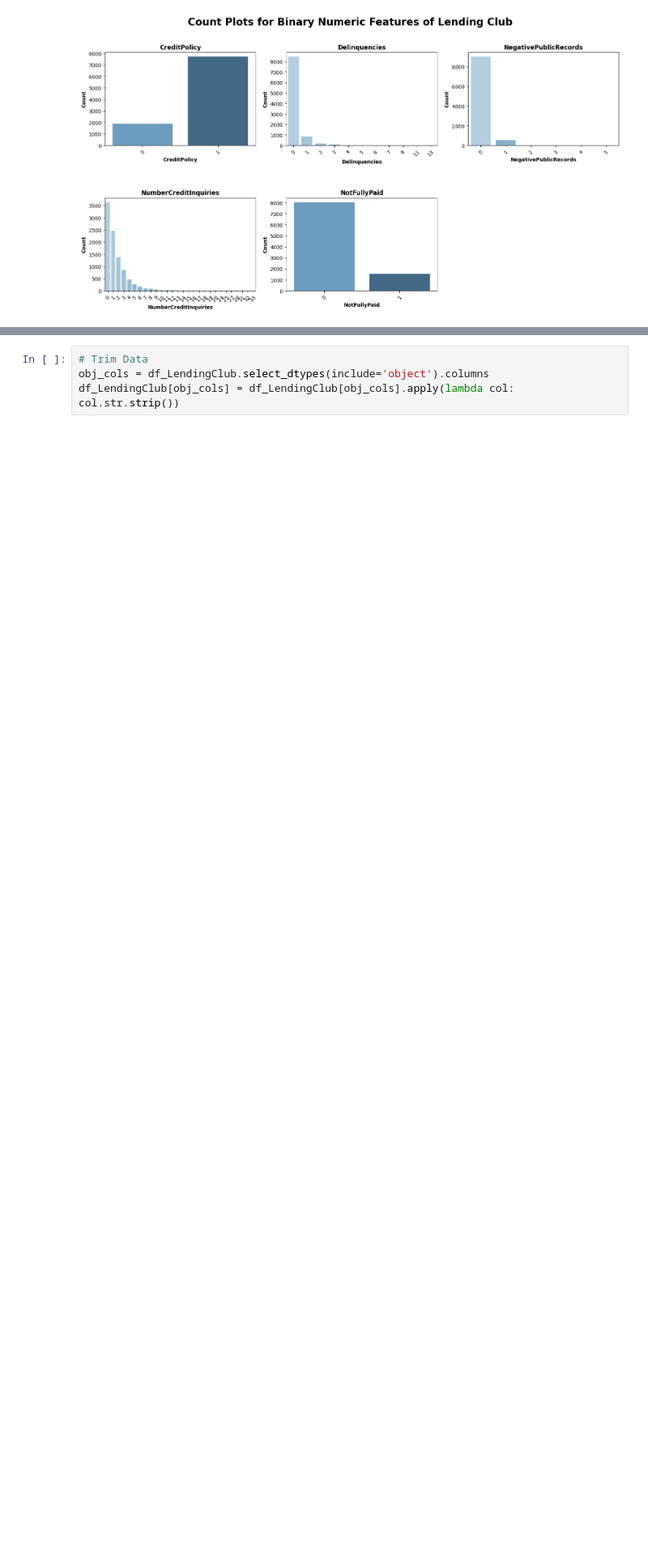
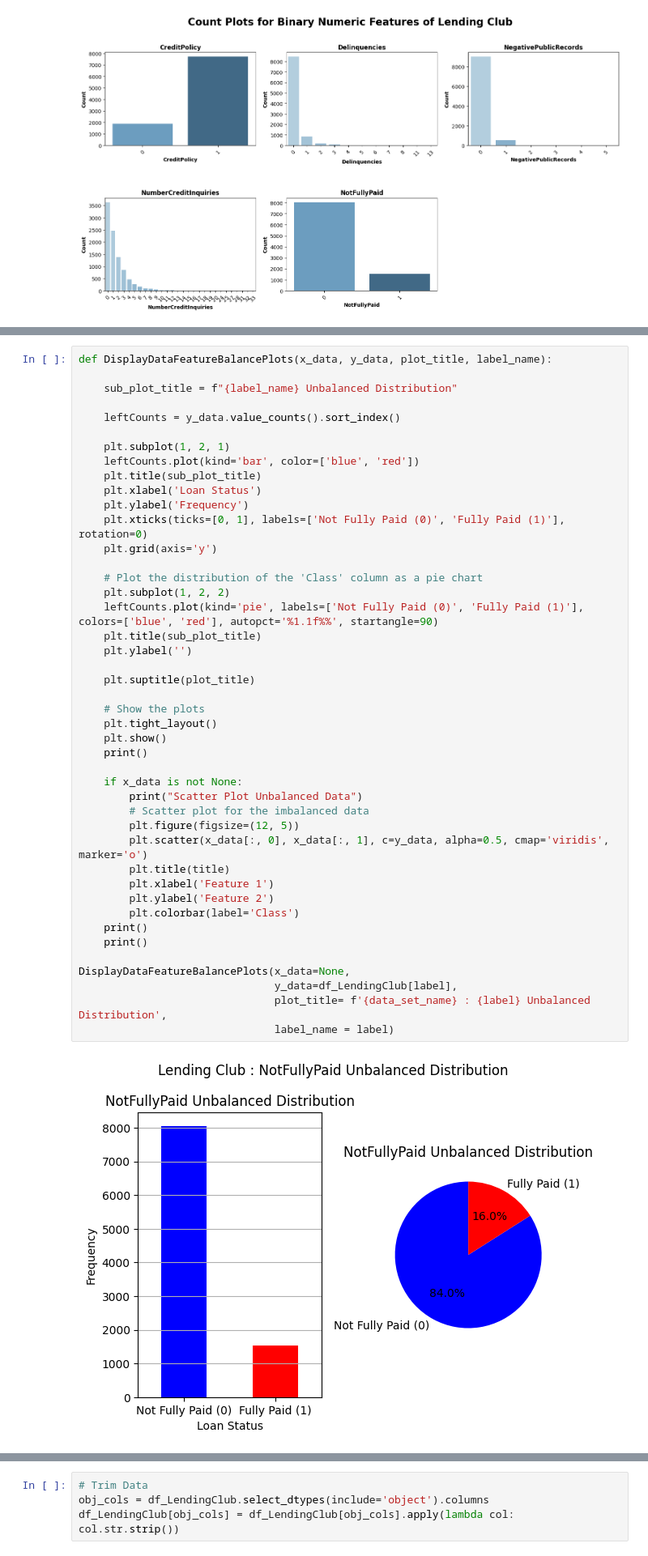
Before and after one commit to juanbucz/FullStackAcademyAICourse, a Jupyter notebook: Assignments/Unit 4/Deep Learning - Unit 4 End Project.ipynb, the cells around one changed output, grey strips where cells are left out. Shown at 81% size. Cells and saved outputs as stored; diff of their text form; blank space fills up the shorter version.

```diff
--- a/Assignments/Unit 4/Deep Learning - Unit 4 End Project.ipynb
+++ b/Assignments/Unit 4/Deep Learning - Unit 4 End Project.ipynb
@@ -785,2 +804,48 @@ DisplayNumericFeatureCountPlots(df_LendingClub,
+# %%
+def DisplayDataFeatureBalancePlots(x_data, y_data, plot_title, label_name):
+
+    sub_plot_title = f"{label_name} Unbalanced Distribution"
+
+    leftCounts = y_data.value_counts().sort_index()
+
+    plt.subplot(1, 2, 1)
+    leftCounts.plot(kind='bar', color=['blue', 'red'])
+    plt.title(sub_plot_title)
+    plt.xlabel('Loan Status')
+    plt.ylabel('Frequency')
+    plt.xticks(ticks=[0, 1], labels=['Not Fully Paid (0)', 'Fully Paid (1)'], rotation=0)
+    plt.grid(axis='y')
+
+    # Plot the distribution of the 'Class' column as a pie chart
+    plt.subplot(1, 2, 2)
+    leftCounts.plot(kind='pie', labels=['Not Fully Paid (0)', 'Fully Paid (1)'], colors=['blue', 'red'], autopct='%1.1f%%', startangle=90)
+    plt.title(sub_plot_title)
+    plt.ylabel('')
+
+    plt.suptitle(plot_title)
+
+    # Show the plots
+    plt.tight_layout()
+    plt.show()
+    print()
+
+    if x_data is not None:
+        print("Scatter Plot Unbalanced Data")
+        # Scatter plot for the imbalanced data
+        plt.figure(figsize=(12, 5))
+        plt.scatter(x_data[:, 0], x_data[:, 1], c=y_data, alpha=0.5, cmap='viridis', marker='o')
+        plt.title(title)
+        plt.xlabel('Feature 1')
+        plt.ylabel('Feature 2')
+        plt.colorbar(label='Class')
+    print()
+    print()
+
+DisplayDataFeatureBalancePlots(x_data=None,
+                               y_data=df_LendingClub[label],
+                               plot_title= f'{data_set_name} : {label} Unbalanced Distribution',
+                               label_name = label)
+# %% [output]
+[figure, added]
 # %% [markdown]
 ## **2. Non-Feature Engineered Modeling for Baseline** ##
```
Also changed, not shown: parts of 33 cells of this notebook.
